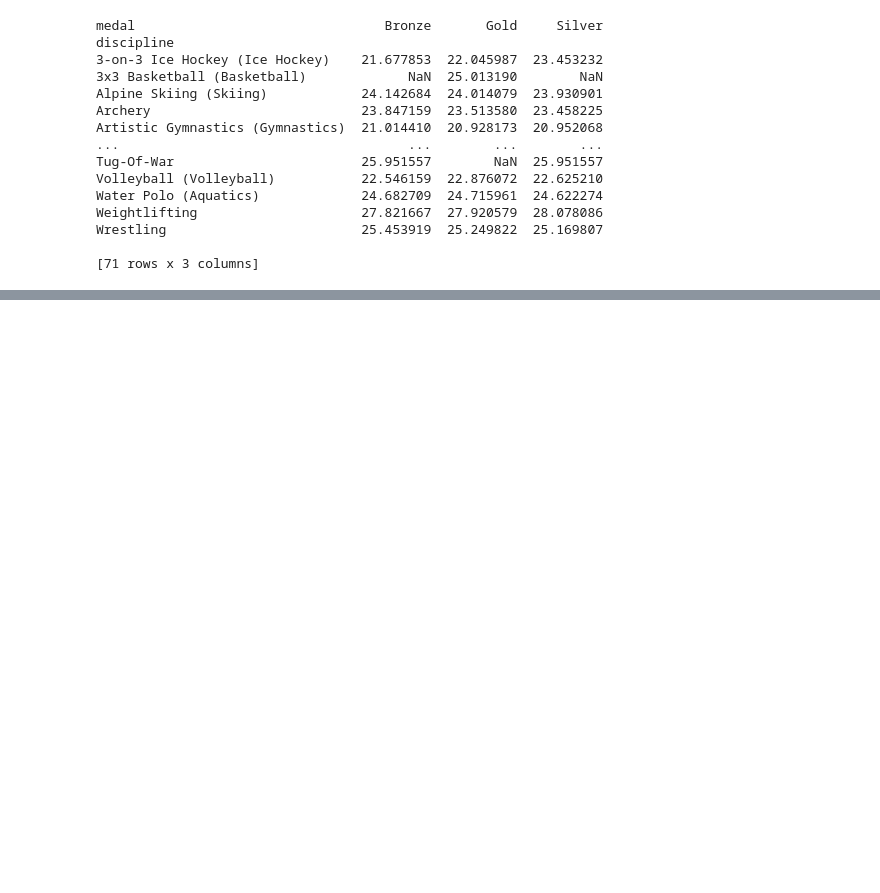
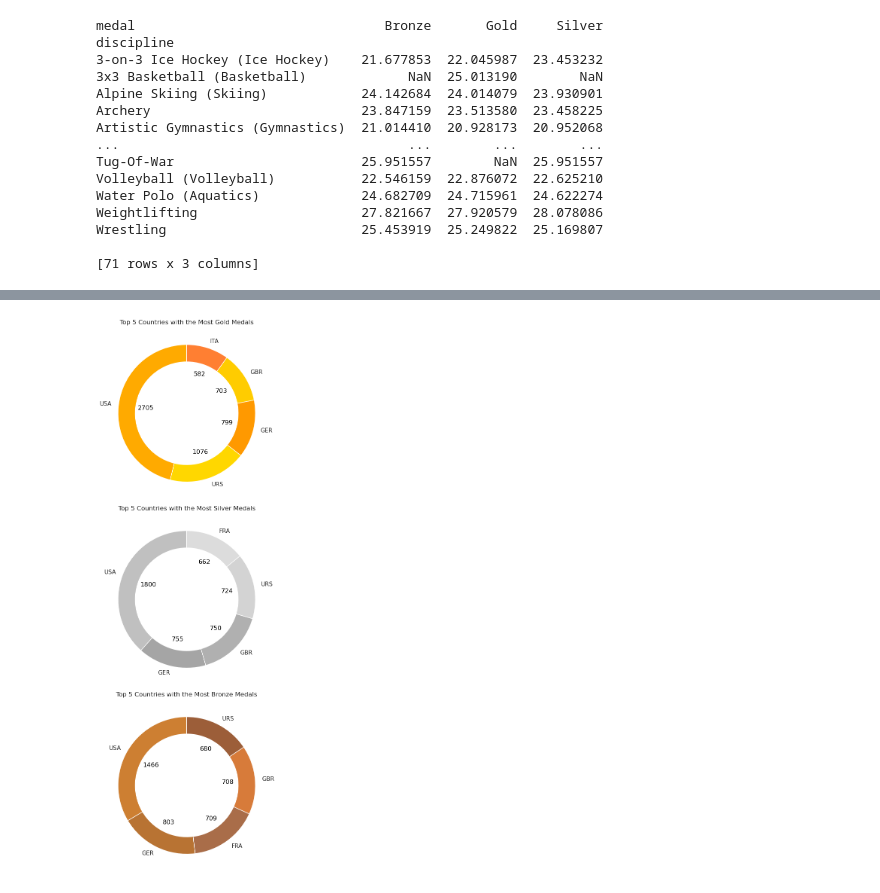
Before and after one commit to zoraidafalcon/Second-Proyect, a Jupyter notebook: Olimpic_Games.ipynb, the cells around one changed output, grey strips where cells are left out. Saved outputs shown, nothing was run; the diff lists cells and outputs as text; code cells hidden in the pictures; blank space fills up the shorter version.

```diff
--- a/Olimpic_Games.ipynb
+++ b/Olimpic_Games.ipynb
@@ -983,0 +1106,92 @@ Wrestling                         25.453919  25.249822  25.169807
+# %%
+import matplotlib.pyplot as plt
+import seaborn as sns
+
+#PREGUNTA 2
+
+# Paso 1: Filtrar los datos para cada tipo de medalla (oro, plata, bronce)
+gold_medalists = df3[df3['medal'] == 'Gold']
+silver_medalists = df3[df3['medal'] == 'Silver']
+bronze_medalists = df3[df3['medal'] == 'Bronze']
+
+# Paso 2: Contar medallas por país para cada tipo
+gold_medal_counts = gold_medalists.groupby('noc').size().sort_values(ascending=False).head(5)
+silver_medal_counts = silver_medalists.groupby('noc').size().sort_values(ascending=False).head(5)
+bronze_medal_counts = bronze_medalists.groupby('noc').size().sort_values(ascending=False).head(5)
+
+# Establecer el estilo de Seaborn
+sns.set(style="whitegrid")
+
+# Paso 3: Crear los pie charts (con efecto de anillo) con matplotlib, pero manteniendo el estilo Seaborn
+plt.figure(figsize=(15, 15))
+
+# Gráfico para medallas de oro (más contraste)
+plt.subplot(3, 1, 1)
+wedges, texts, autotexts = plt.pie(gold_medal_counts,
+                                   labels=gold_medal_counts.index,
+                                   autopct='%1.1f%%',
+                                   startangle=90,
+                                   colors=['#FFAA00', '#FFD700', '#FF9900', '#FFCC00', '#FF7F32'],  # Colores oro más contrastantes
+                                   wedgeprops={'width': 0.25})  # Efecto anillo
+
+# Reemplazar los porcentajes por los valores de medallas de oro
+for i, autotext in enumerate(autotexts):
+    autotext.set_text(f'{gold_medal_counts.iloc[i]}')
+
+# Estilo de las letras dentro del gráfico
+for i, autotext in enumerate(autotexts):
+    if ['#FFAA00', '#FFD700', '#FF9900', '#FFCC00', '#FF7F32'][i] == '#FFD700':  # Si es el oro
+        autotext.set_color('black')
+    else:
+        autotext.set_color('black')
+
+plt.title("Top 5 Countries with the Most Gold Medals")
+plt.ylabel('')
+
+# Gráfico para medallas de plata (más contraste)
+plt.subplot(3, 1, 2)
+wedges, texts, autotexts = plt.pie(silver_medal_counts,
+                                   labels=silver_medal_counts.index,
+                                   autopct='%1.1f%%',
+                                   startangle=90,
+                                   colors=['#C0C0C0', '#A5A5A5', '#B0B0B0', '#D3D3D3', '#DCDCDC'],  # Colores plata más contrastantes
+                                   wedgeprops={'width': 0.25})  # Efecto anillo
+
+# Reemplazar los porcentajes por los valores de medallas de plata
+for i, autotext in enumerate(autotexts):
+    autotext.set_text(f'{silver_medal_counts.iloc[i]}')
+
+# Estilo de las letras dentro del gráfico
+for i, autotext in enumerate(autotexts):
+    autotext.set_color('black')
+
+plt.title("Top 5 Countries with the Most Silver Medals")
+plt.ylabel('')
+
+# Gráfico para medallas de bronce (más contraste)
+plt.subplot(3, 1, 3)
+wedges, texts, autotexts = plt.pie(bronze_medal_counts,
+                                   labels=bronze_medal_counts.index,
+                                   autopct='%1.1f%%',
+                                   startangle=90,
+                                   colors=['#CD7F32', '#B87333', '#A96D49', '#D77B3A', '#9C5E39'],  # Colores bronce más contrastantes
+                                   wedgeprops={'width': 0.25})  # Efecto anillo
+
+# Reemplazar los porcentajes por los valores de medallas de bronce
+for i, autotext in enumerate(autotexts):
+    autotext.set_text(f'{bronze_medal_counts.iloc[i]}')
+
+# Estilo de las letras dentro del gráfico
+for i, autotext in enumerate(autotexts):
+    autotext.set_color('black')
+
+plt.title("Top 5 Countries with the Most Bronze Medals")
+plt.ylabel('')
+
+# Ajuste de layout para evitar que se solapen los gráficos
+plt.tight_layout()
+
+# Mostrar los gráficos
+plt.show()
+# %% [output]
+[figure, added]
```
Also changed, not shown: parts of 13 cells of this notebook, 1 other file.
